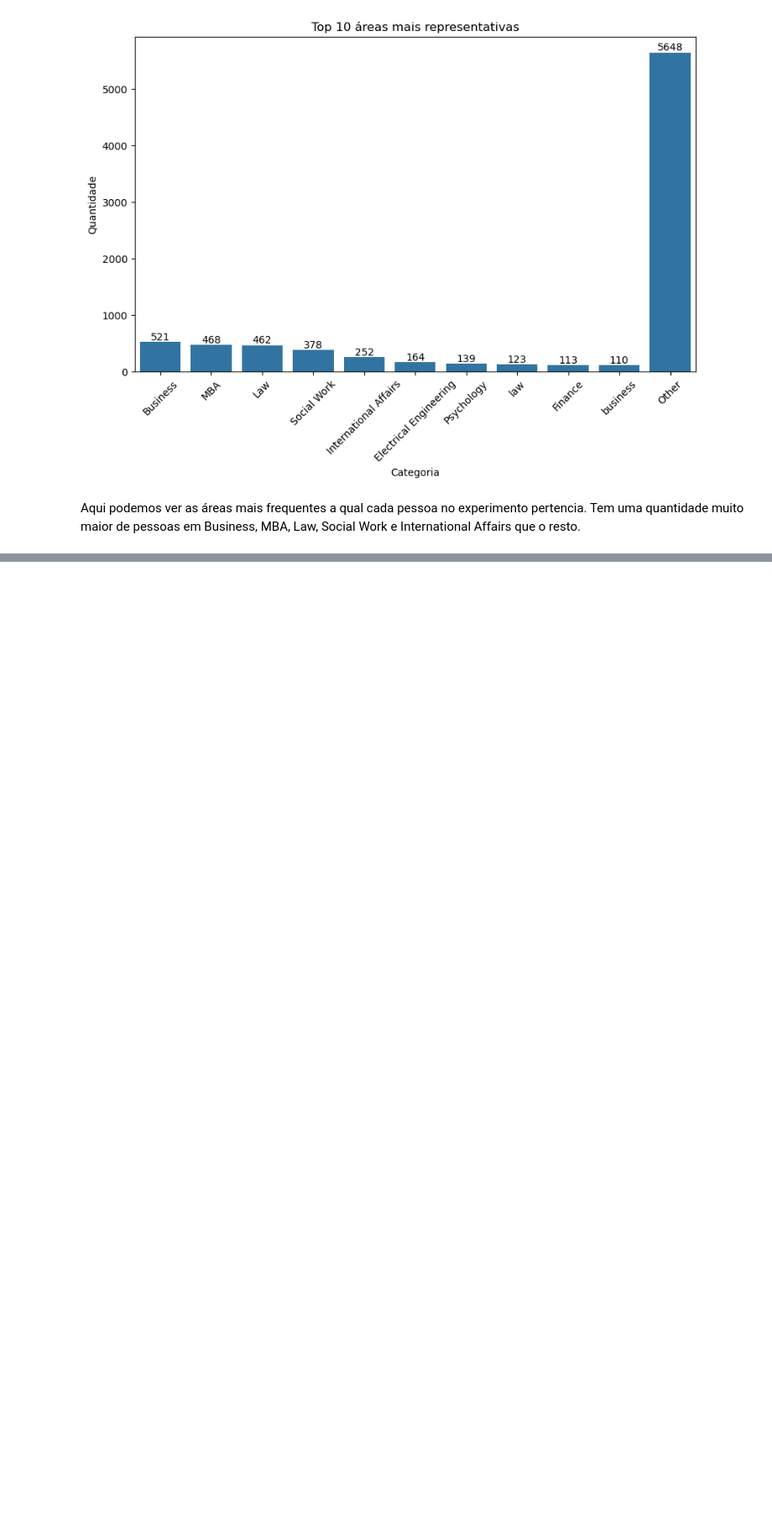
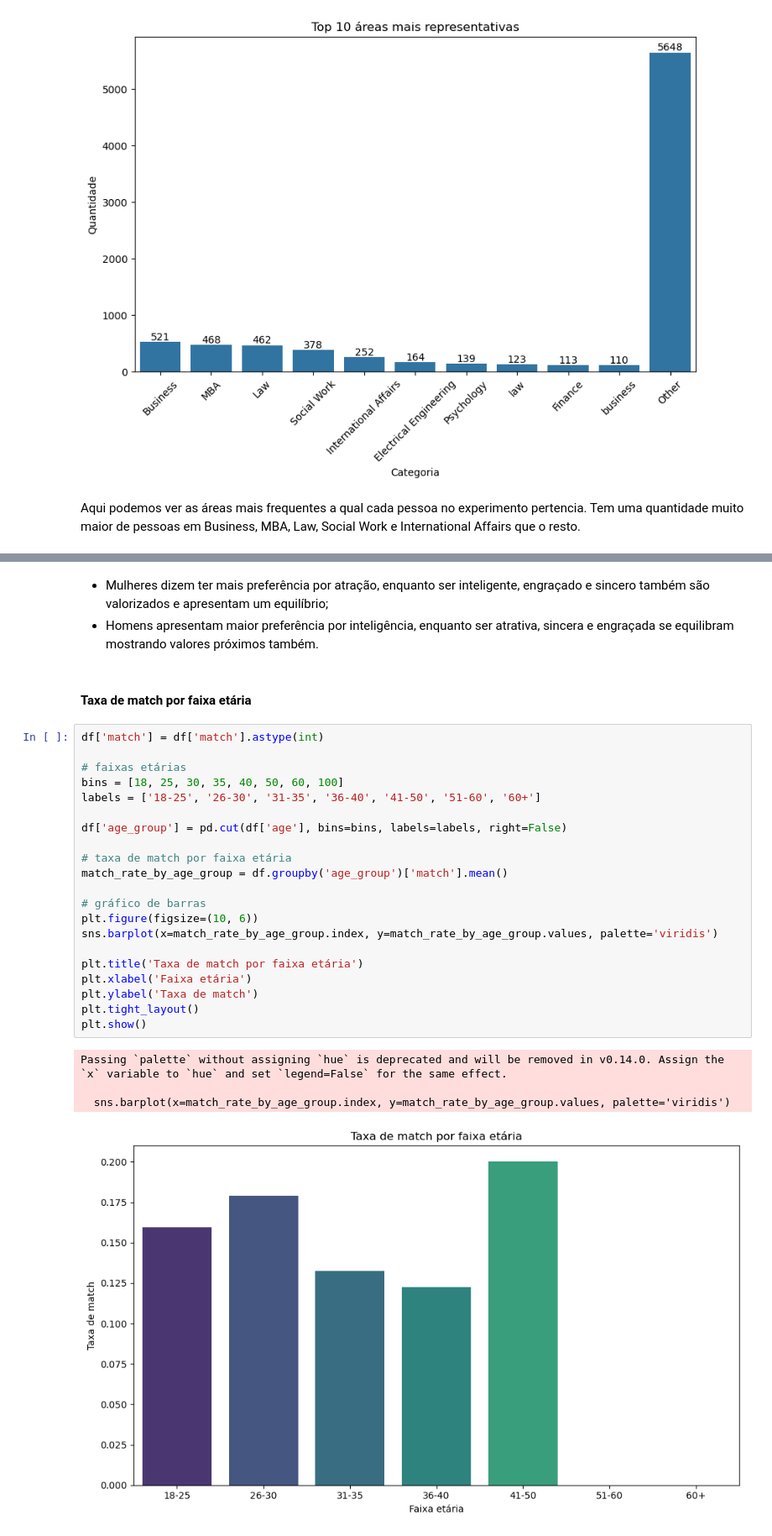
Before and after one commit to FrederickAlmeida/SpeedDating, a Jupyter notebook: EDA.ipynb, the cells around one changed output, grey strips where cells are left out. Shown at 84% size. Drawn from its saved outputs; the diff is of its cells as text; blank space fills up the shorter version.

```diff
--- a/EDA.ipynb
+++ b/EDA.ipynb
@@ -345,0 +393,31 @@ Aqui podemos ver as áreas mais frequentes a qual cada pessoa no experimento per
+# %% [markdown]
+- Mulheres dizem ter mais preferência por atração, enquanto ser inteligente, engraçado e sincero também são valorizados e apresentam um equilíbrio;
+- Homens apresentam maior preferência por inteligência, enquanto ser atrativa, sincera e engraçada se equilibram mostrando valores próximos também.
+# %% [markdown]
+#### Taxa de match por faixa etária
+# %%
+df['match'] = df['match'].astype(int)
+
+# faixas etárias
+bins = [18, 25, 30, 35, 40, 50, 60, 100]
+labels = ['18-25', '26-30', '31-35', '36-40', '41-50', '51-60', '60+']
+
+df['age_group'] = pd.cut(df['age'], bins=bins, labels=labels, right=False)
+
+# taxa de match por faixa etária
+match_rate_by_age_group = df.groupby('age_group')['match'].mean()
+
+# gráfico de barras
+plt.figure(figsize=(10, 6))
+sns.barplot(x=match_rate_by_age_group.index, y=match_rate_by_age_group.values, palette='viridis')
+
+plt.title('Taxa de match por faixa etária')
+plt.xlabel('Faixa etária')
+plt.ylabel('Taxa de match')
+plt.tight_layout()
+plt.show()
+# %% [output]
+Passing `palette` without assigning `hue` is deprecated and will be removed in v0.14.0. Assign the `x` variable to `hue` and set `legend=False` for the same effect.
+
+  sns.barplot(x=match_rate_by_age_group.index, y=match_rate_by_age_group.values, palette='viridis')
+[figure, added]
```
Also changed, not shown: parts of 8 cells of this notebook.
